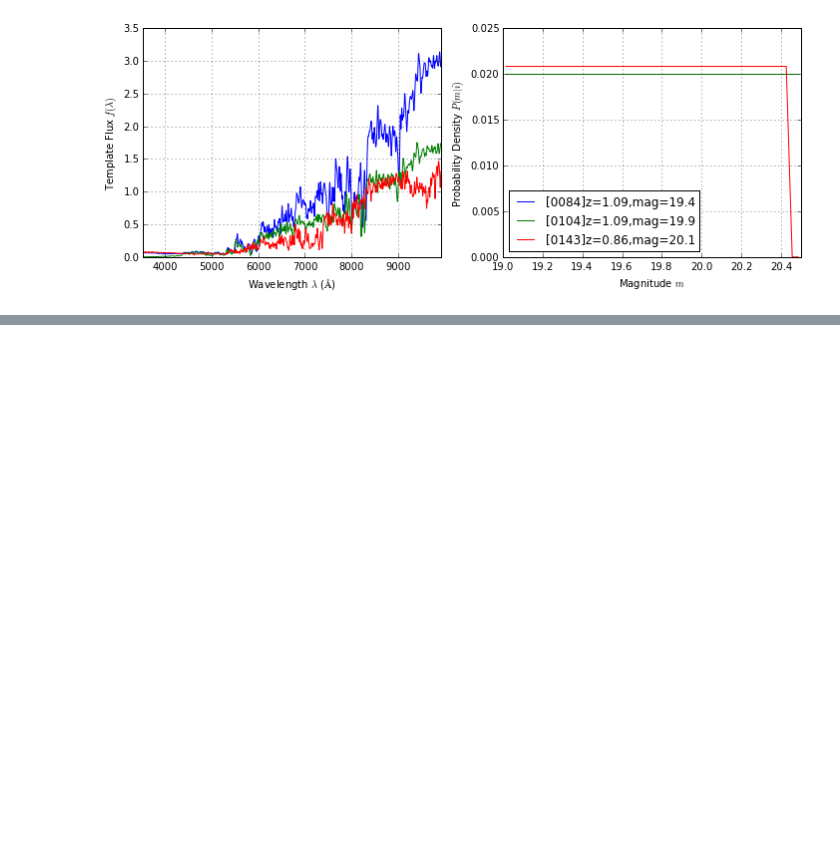
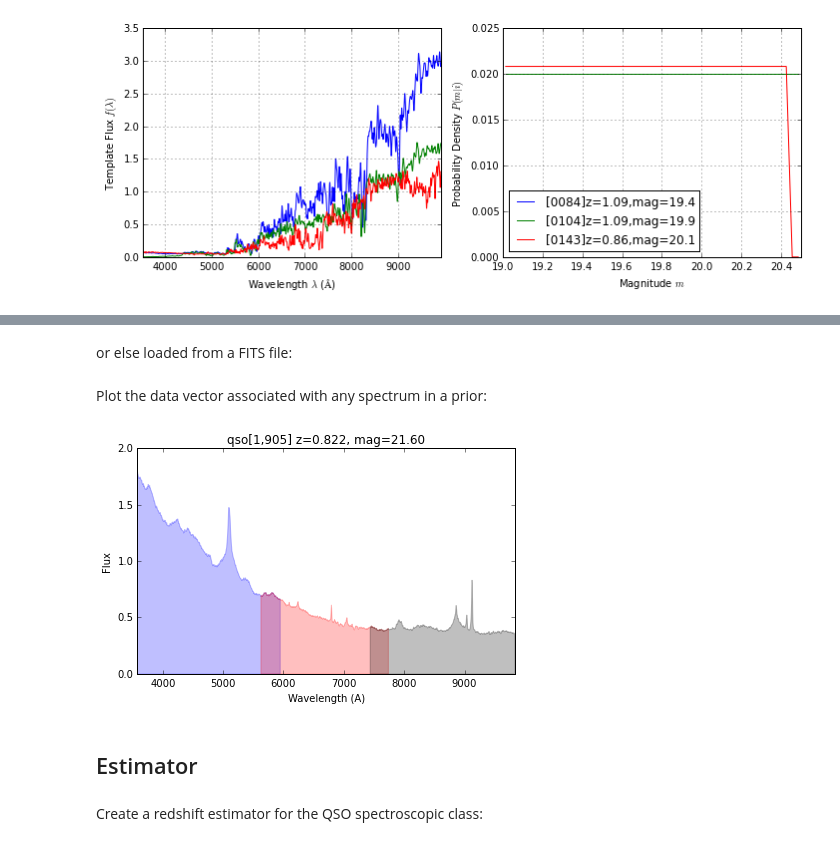
Before and after one commit to dkirkby/bayez, a Jupyter notebook: docs/nb/BayezExamples.ipynb, the cells around one changed output, grey strips where cells are left out. Saved outputs shown, nothing was run; the diff lists cells and outputs as text; code cells hidden in the pictures; blank space fills up the shorter version.

```diff
--- a/docs/nb/BayezExamples.ipynb
+++ b/docs/nb/BayezExamples.ipynb
@@ -46,0 +77,14 @@ elg_sampler.plot_samples(num_samples=3, seed=1)
+# %% [markdown]
+or else loaded from a FITS file:
+# %%
+qso_prior = bayez.prior.load_prior('qso_small_prior.fits')
+# %% [markdown]
+Plot the data vector associated with any spectrum in a prior:
+# %%
+qso_prior.plot(1)
+# %% [output]
+[figure, added]
+# %% [markdown]
+## Estimator
+# %% [markdown]
+Create a redshift estimator for the QSO spectroscopic class:
```
Also changed, not shown: parts of 15 cells of this notebook.
